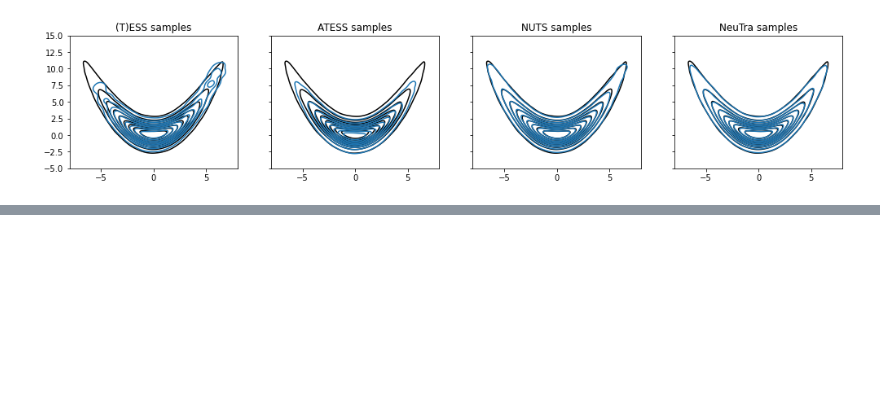
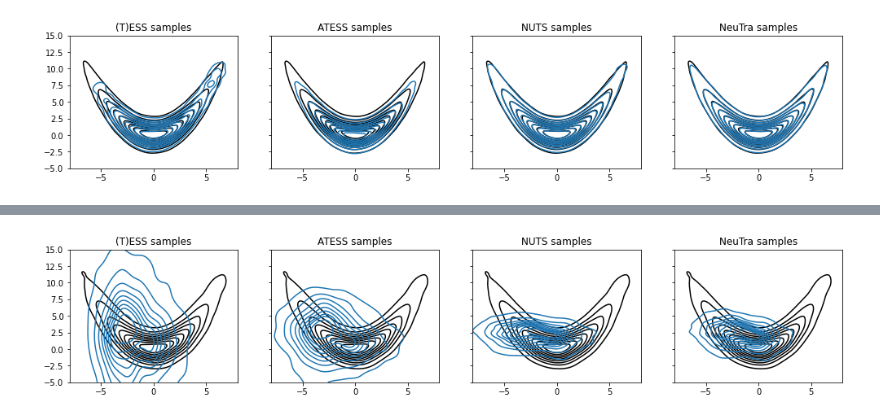
Before and after one commit to albcab/TESS, a Jupyter notebook: banana.ipynb, the cells around one changed output, grey strips where cells are left out. Cells and saved outputs as stored; diff of their text form; code cells hidden in the pictures; blank space fills up the shorter version.

```diff
--- a/banana.ipynb
+++ b/banana.ipynb
@@ -74,0 +159,7 @@ compare_plot_contour(banana_fn, ess, atess, nuts, neutra)
+# %%
+init_params = jax.tree_map(lambda x: x[0], dist.init_params)
+# %%
+kinit, kwarm, ksam = jrnd.split(jrnd.PRNGKey(0), 3)
+state, param, err = atess.init(kinit, init_params, batch_size, batch_iter, tol, maxiter)
+# %%
+(state, param), error = warm_fn(kwarm, state, param, n_epochs, batch_size, batch_iter, tol, maxiter)
@@ -74,0 +187,29 @@ compare_plot_contour(banana_fn, ess, atess, nuts, neutra)
+# %%
+from flows import coupling_dense
+(
+    param_init, flow, flow_inv, reverse_kld, forward_kld
+) = coupling_dense(banana_fn, 2, n_flow, n_hidden, jax.nn.tanh, norm)
+
+_, unraveler_fn = jax.flatten_util.ravel_pytree(init_params)
+def generate(k, params):
+    ku, kv = jax.random.split(k)
+    u = unraveler_fn(jax.random.normal(ku, (2,)))
+    v = jax.random.normal(kv, (2,))
+    return flow(u, v, params)[0]
+
+init = jax.vmap(lambda k: generate(k, param))(jax.random.split(ksam, 2000))
+uno = jax.vmap(lambda k: generate(k, error[0]))(jax.random.split(ksam, 2000))
+dos = jax.vmap(lambda k: generate(k, error[1]))(jax.random.split(ksam, 2000))
+tres = jax.vmap(lambda k: generate(k, error[2]))(jax.random.split(ksam, 2000))
+quat = jax.vmap(lambda k: generate(k, error[3]))(jax.random.split(ksam, 2000))
+cinc = jax.vmap(lambda k: generate(k, error[4]))(jax.random.split(ksam, 2000))
+seis = jax.vmap(lambda k: generate(k, error[5]))(jax.random.split(ksam, 2000))
+siete = jax.vmap(lambda k: generate(k, error[6]))(jax.random.split(ksam, 2000))
+ocho = jax.vmap(lambda k: generate(k, error[7]))(jax.random.split(ksam, 2000))
+nueve = jax.vmap(lambda k: generate(k, error[8]))(jax.random.split(ksam, 2000))
+diez = jax.vmap(lambda k: generate(k, error[9]))(jax.random.split(ksam, 2000))
+# %%
+#new param 1x5k
+compare_plot_contour(banana_fn, init, uno, dos, tres)
+# %% [output]
+[figure, added]
```
Also changed, not shown: parts of 30 cells of this notebook, 11 other files.
